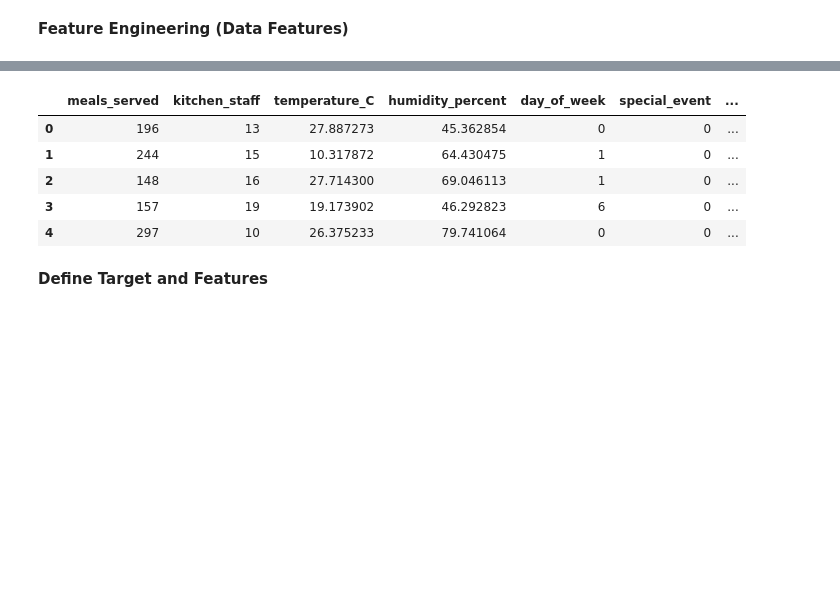
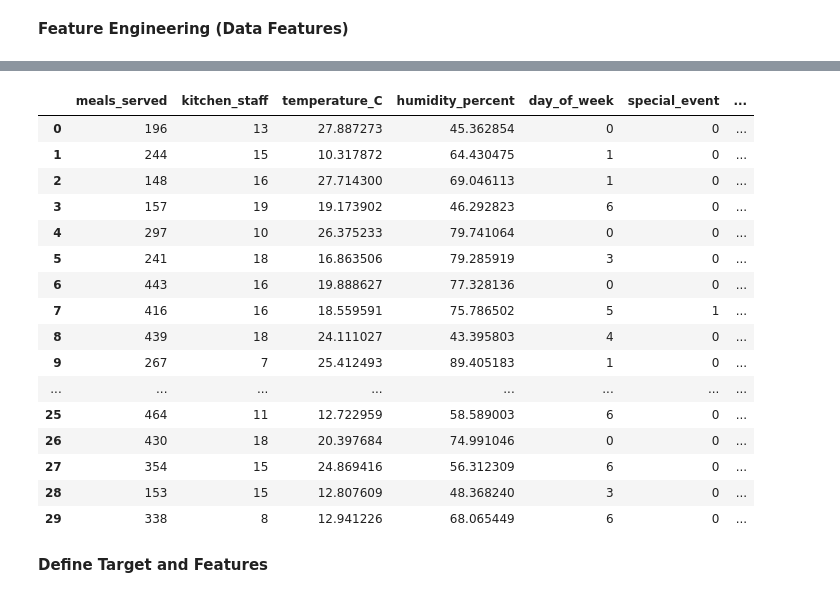
Before and after one commit to mohammednom3n/EcoServe-AI, a Jupyter notebook: notebooks/02-Data_Preprocessing.ipynb, the cells around one changed output, grey strips where cells are left out. Drawn from its saved outputs; the diff is of its cells as text; code cells hidden in the pictures; blank space fills up the shorter version.

```diff
--- a/notebooks/02-Data_Preprocessing.ipynb
+++ b/notebooks/02-Data_Preprocessing.ipynb
@@ -175,7 +176,7 @@ vegetables    176
 grains        176
 Name: count, dtype: int64
 # %%
-df_train['staff_experience'].fillna('Unknown', inplace = True)
+df_train['staff_experience'].fillna('unknown', inplace = True)
 # %% [output]
 The behavior will change in pandas 3.0. This inplace method will never work because the intermediate object on which we are setting values always behaves as a copy.
 
@@ -233,11 +230,22 @@ df_train['is_weekend'] = (df_train['date'].dt.weekday >= 5).astype(int)
 # %%
 df_train.drop(columns = ['date'], inplace = True)
 # %%
-df_train.head()
+df_train.head(30)
 # %% [output]
 |  | meals_served | kitchen_staff | temperature_C | humidity_percent | day_of_week | special_event | ... |
 | 0 | 196 | 13 | 27.887273 | 45.362854 | 0 | 0 | ... |
 | 1 | 244 | 15 | 10.317872 | 64.430475 | 1 | 0 | ... |
 | 2 | 148 | 16 | 27.714300 | 69.046113 | 1 | 0 | ... |
 | 3 | 157 | 19 | 19.173902 | 46.292823 | 6 | 0 | ... |
 | 4 | 297 | 10 | 26.375233 | 79.741064 | 0 | 0 | ... |
+| 5 | 241 | 18 | 16.863506 | 79.285919 | 3 | 0 | ... |
+| 6 | 443 | 16 | 19.888627 | 77.328136 | 0 | 0 | ... |
+| 7 | 416 | 16 | 18.559591 | 75.786502 | 5 | 1 | ... |
+| 8 | 439 | 18 | 24.111027 | 43.395803 | 4 | 0 | ... |
+| 9 | 267 | 7 | 25.412493 | 89.405183 | 1 | 0 | ... |
+| ... | ... | ... | ... | ... | ... | ... | ... |
+| 25 | 464 | 11 | 12.722959 | 58.589003 | 6 | 0 | ... |
+| 26 | 430 | 18 | 20.397684 | 74.991046 | 0 | 0 | ... |
+| 27 | 354 | 15 | 24.869416 | 56.312309 | 6 | 0 | ... |
+| 28 | 153 | 15 | 12.807609 | 48.368240 | 3 | 0 | ... |
+| 29 | 338 | 8 | 12.941226 | 68.065449 | 6 | 0 | ... |
```
Also changed, not shown: parts of 5 cells of this notebook, 3 other files.
